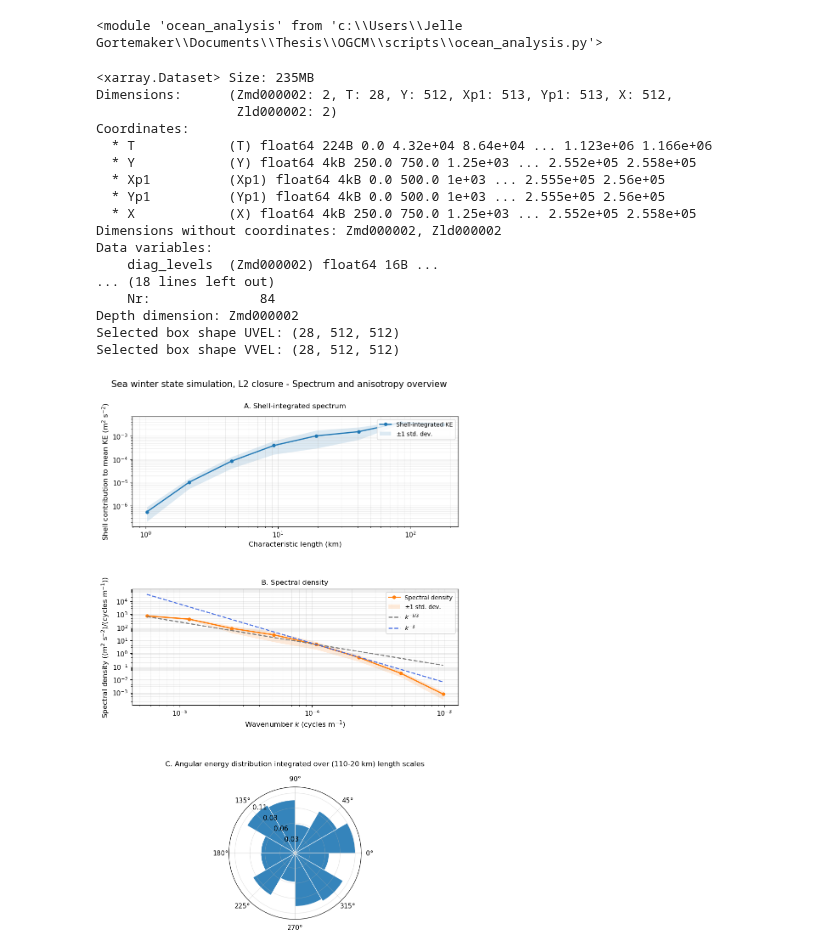
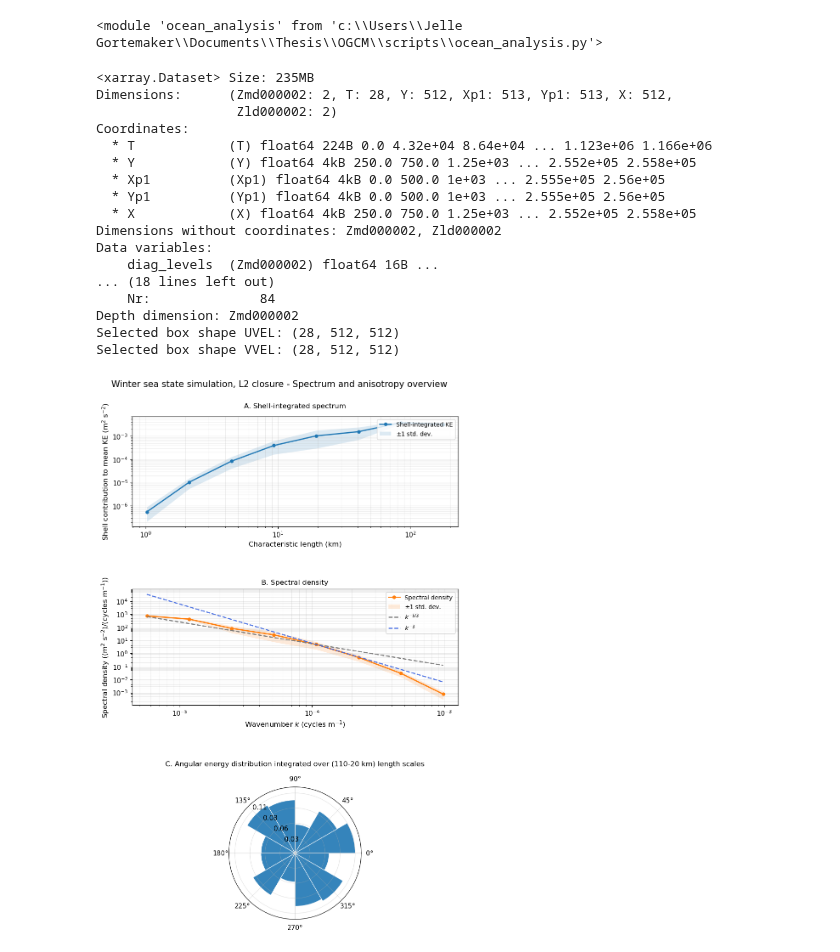
Before and after one commit to Jelle-Gortemaker/Thesis, a Jupyter notebook: z.flow_postprocessing/notebooks/calculate_EDS_init.ipynb, the cells around one changed output. Drawn from its saved outputs; the diff is of its cells as text; code cells hidden in the pictures.

```diff
--- a/z.flow_postprocessing/notebooks/calculate_EDS_init.ipynb
+++ b/z.flow_postprocessing/notebooks/calculate_EDS_init.ipynb
@@ -18,7 +18,7 @@ importlib.reload(oa)
 # %% [output]
 <module 'ocean_analysis' from 'c:\\Users\\Jelle Gortemaker\\Documents\\Thesis\\OGCM\\scripts\\ocean_analysis.py'>
 # %%
-DATA_FILE = (NB_DIR / "../data/input/run_boyd_sea_win_L2.nc").resolve()
+DATA_FILE = (NB_DIR / "../data/input/run_boyd_sea_win_L1.nc").resolve()
 
 
 eds_init = oa.calculate_EDS_init(
@@ -32,35 +32,35 @@ eds_init = oa.calculate_EDS_init(
     min_modes_per_bin=3,
     rose_scale_bands_km=[(110, 20)],
     rose_n_angle_bins=12,
     snapshot_index=None,
 )
 
-sim_name = "Sea winter state simulation, L2 closure"
+sim_name = "Winter sea state simulation, L2 closure"
 if eds_init.attrs['snapshot_time_index'] is not None:
     n_days = eds_init.attrs['snapshot_time_index'] / 2
     title = f"{sim_name} - Spectrum and anisotropy overview (T = {n_days} days)"
 else:
     title = f"{sim_name} - Spectrum and anisotropy overview"
 oa.plot_eds_overview(eds_init, title=title)
 # %% [output]
 <xarray.Dataset> Size: 235MB
 Dimensions:      (Zmd000002: 2, T: 28, Y: 512, Xp1: 513, Yp1: 513, X: 512,
                   Zld000002: 2)
 Coordinates:
   * T            (T) float64 224B 0.0 4.32e+04 8.64e+04 ... 1.123e+06 1.166e+06
   * Y            (Y) float64 4kB 250.0 750.0 1.25e+03 ... 2.552e+05 2.558e+05
   * Xp1          (Xp1) float64 4kB 0.0 500.0 1e+03 ... 2.555e+05 2.56e+05
   * Yp1          (Yp1) float64 4kB 0.0 500.0 1e+03 ... 2.555e+05 2.56e+05
   * X            (X) float64 4kB 250.0 750.0 1.25e+03 ... 2.552e+05 2.558e+05
 Dimensions without coordinates: Zmd000002, Zld000002
 Data variables:
     diag_levels  (Zmd000002) float64 16B ...
 ... (18 lines left out)
     Nr:              84
 Depth dimension: Zmd000002
 Selected box shape UVEL: (28, 512, 512)
 Selected box shape VVEL: (28, 512, 512)
-[figure, old version]
+[figure, new version]
 # %%
 DATA_FILE = (NB_DIR / "../data/input/run_boyd_SGS_L1.nc").resolve()
 
```
Also changed, not shown: parts of 1 cell of this notebook, 12 other files.
